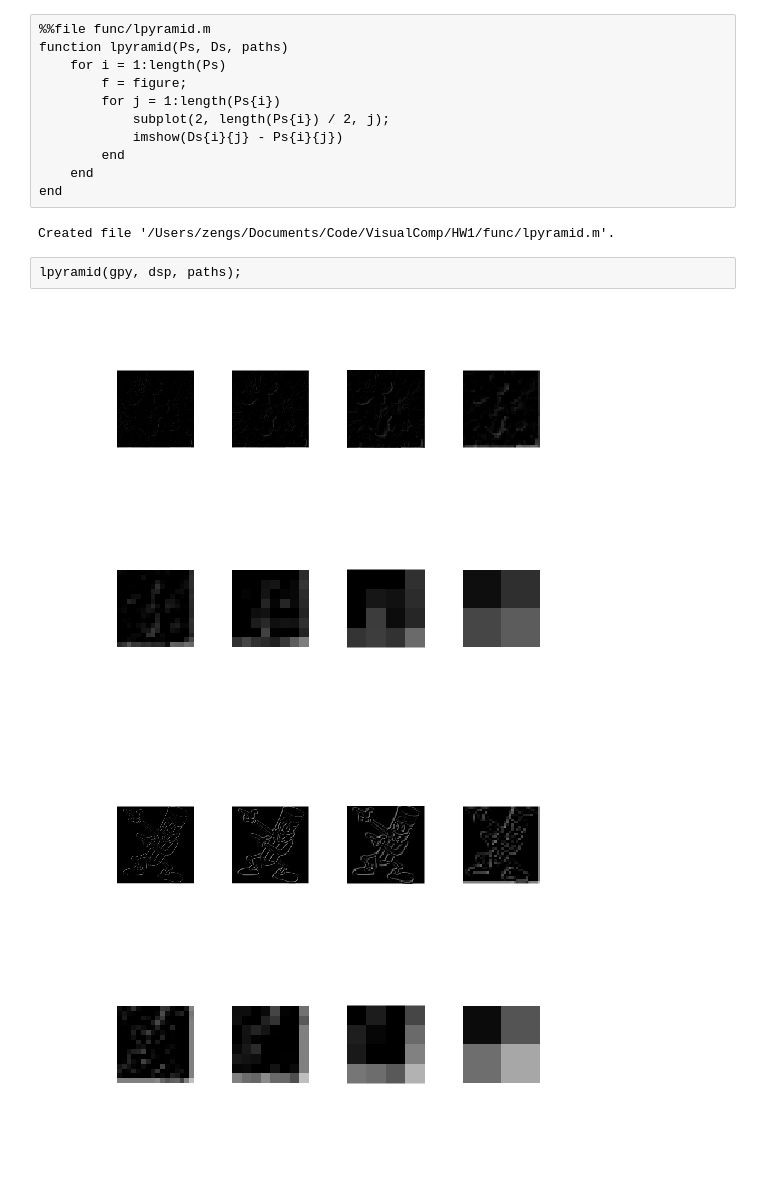
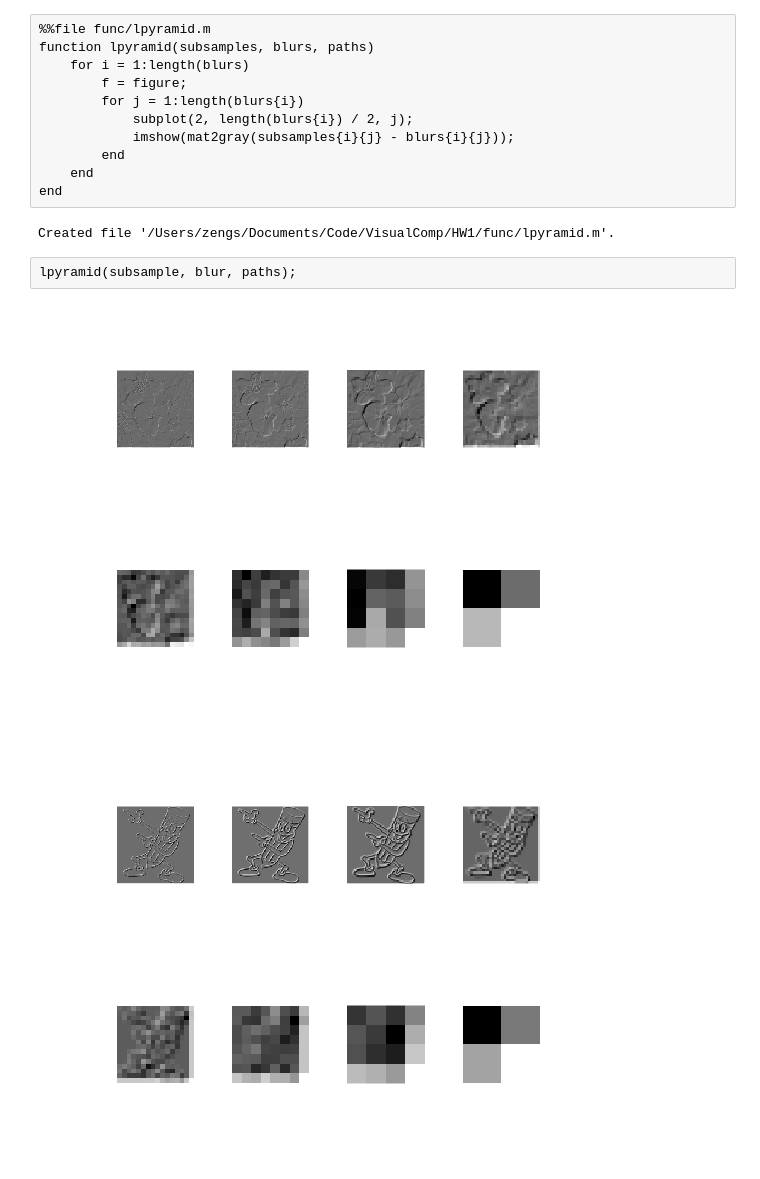
Before and after one commit to SIGUSRz/VisualComp, a Jupyter notebook: HW1/Main.ipynb, the cells around one changed output. Saved outputs shown, nothing was run; the diff lists cells and outputs as text.

```diff
--- a/HW1/Main.ipynb
+++ b/HW1/Main.ipynb
@@ -304,18 +307,18 @@ Created file '/Users/zengs/Documents/Code/VisualComp/HW1/func/pyramid.m'.
 # %%
 %%file func/lpyramid.m
-function lpyramid(Ps, Ds, paths)
-    for i = 1:length(Ps)
+function lpyramid(subsamples, blurs, paths)
+    for i = 1:length(blurs)
         f = figure;
-        for j = 1:length(Ps{i})
-            subplot(2, length(Ps{i}) / 2, j);
-            imshow(Ds{i}{j} - Ps{i}{j})
+        for j = 1:length(blurs{i})
+            subplot(2, length(blurs{i}) / 2, j);
+            imshow(mat2gray(subsamples{i}{j} - blurs{i}{j}));
         end
     end
 end
 # %% [output]
 Created file '/Users/zengs/Documents/Code/VisualComp/HW1/func/lpyramid.m'.
 # %%
-lpyramid(gpy, dsp, paths);
+lpyramid(subsample, blur, paths);
 # %% [output]
-[figure, old version]
+[figure, new version]
-[figure, old version]
+[figure, new version]
```
Also changed, not shown: parts of 8 cells of this notebook, 1 other file.
